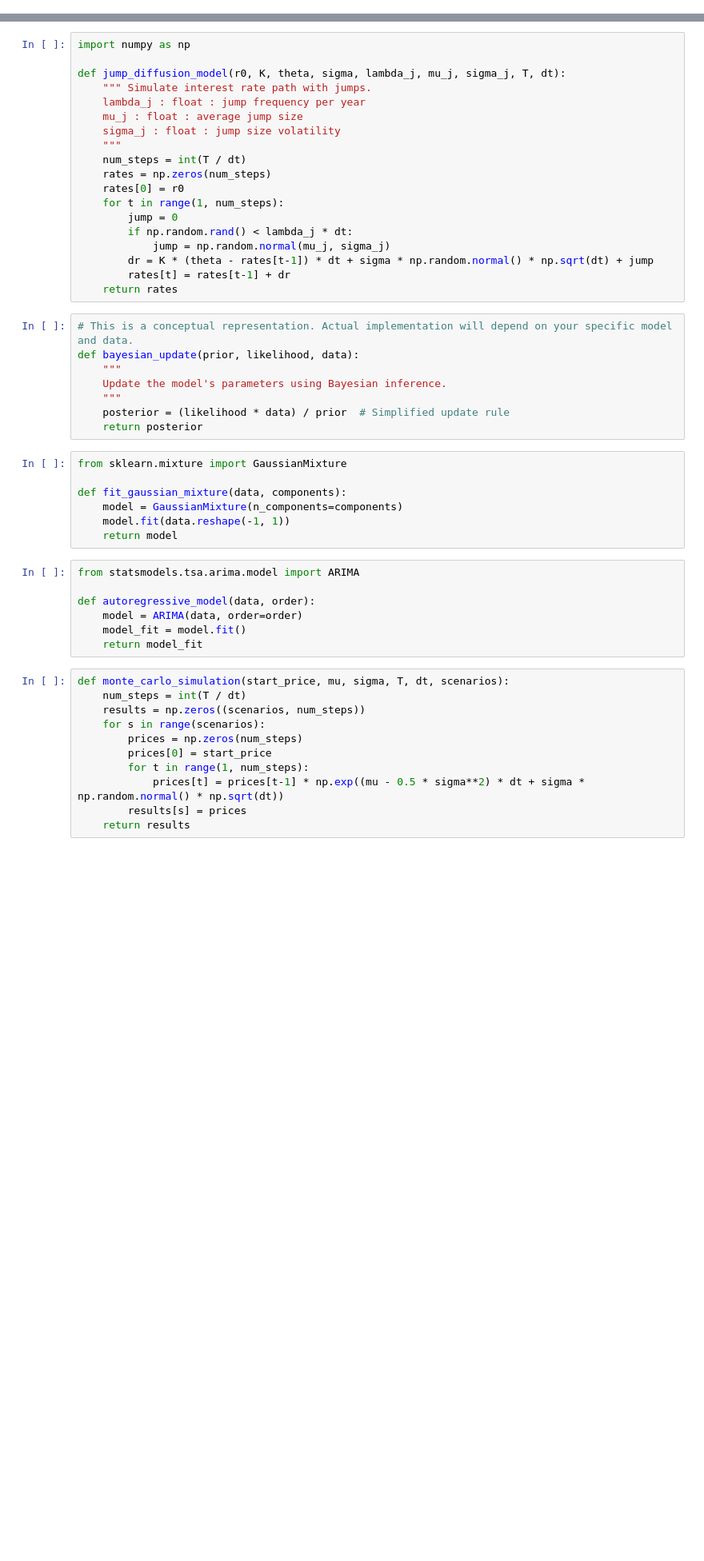
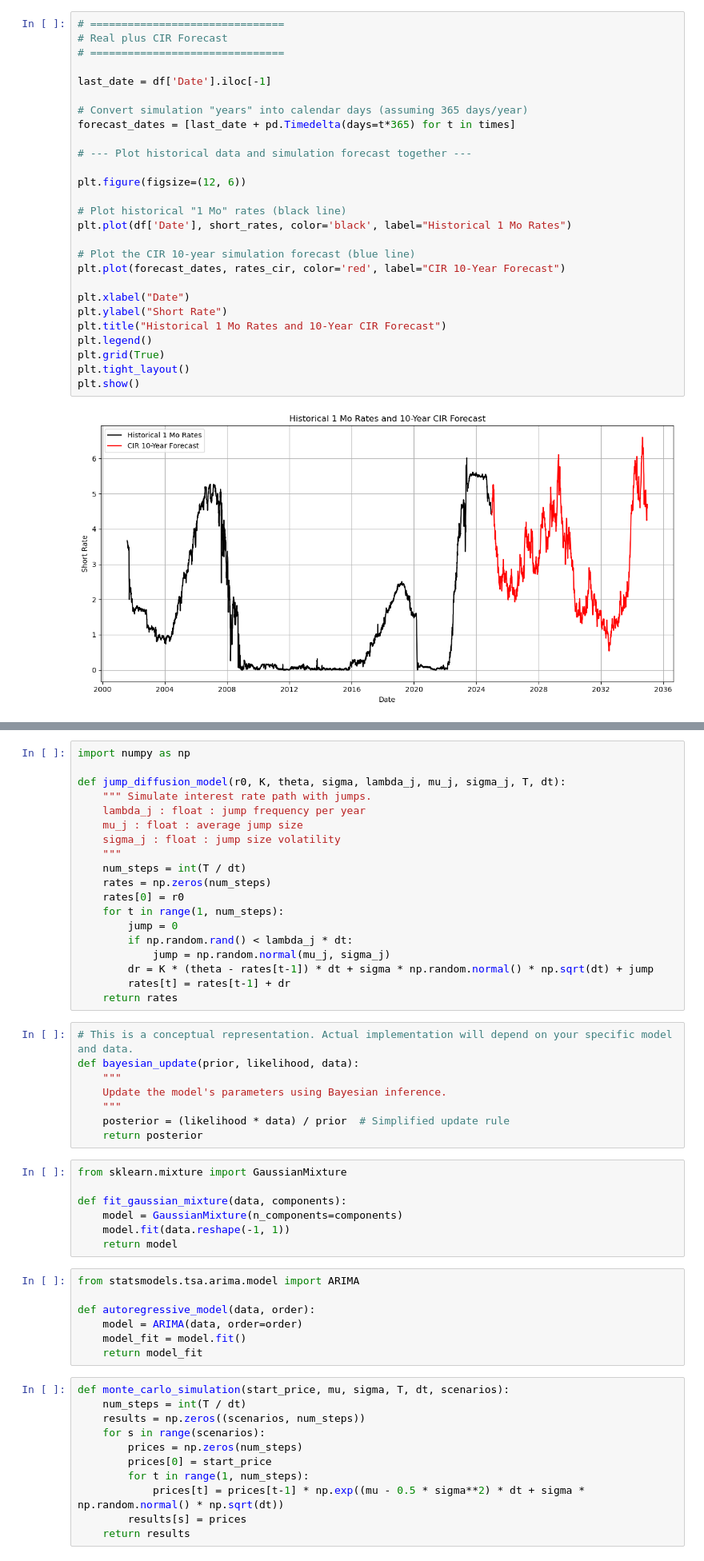
Before and after one commit to GuardsGuards/Bond-Tool-and-Interest-Rate-Estimator, a Jupyter notebook: Capital Markets & Risk/Jupyter.ipynb, the cells around one changed output, grey strips where cells are left out. Shown at 80% size. Cells and saved outputs as stored; diff of their text form; blank space fills up the shorter version.

```diff
--- a/Capital Markets & Risk/Jupyter.ipynb
+++ b/Capital Markets & Risk/Jupyter.ipynb
@@ -87,0 +349,29 @@ plt.show()
+# %%
+# ===============================
+# Real plus CIR Forecast
+# ===============================
+
+last_date = df['Date'].iloc[-1]
+
+# Convert simulation "years" into calendar days (assuming 365 days/year)
+forecast_dates = [last_date + pd.Timedelta(days=t*365) for t in times]
+
+# --- Plot historical data and simulation forecast together ---
+
+plt.figure(figsize=(12, 6))
+
+# Plot historical "1 Mo" rates (black line)
+plt.plot(df['Date'], short_rates, color='black', label="Historical 1 Mo Rates")
+
+# Plot the CIR 10-year simulation forecast (blue line)
+plt.plot(forecast_dates, rates_cir, color='red', label="CIR 10-Year Forecast")
+
+plt.xlabel("Date")
+plt.ylabel("Short Rate")
+plt.title("Historical 1 Mo Rates and 10-Year CIR Forecast")
+plt.legend()
+plt.grid(True)
+plt.tight_layout()
+plt.show()
+# %% [output]
+[figure, added]
```
Also changed, not shown: parts of 26 cells of this notebook.
